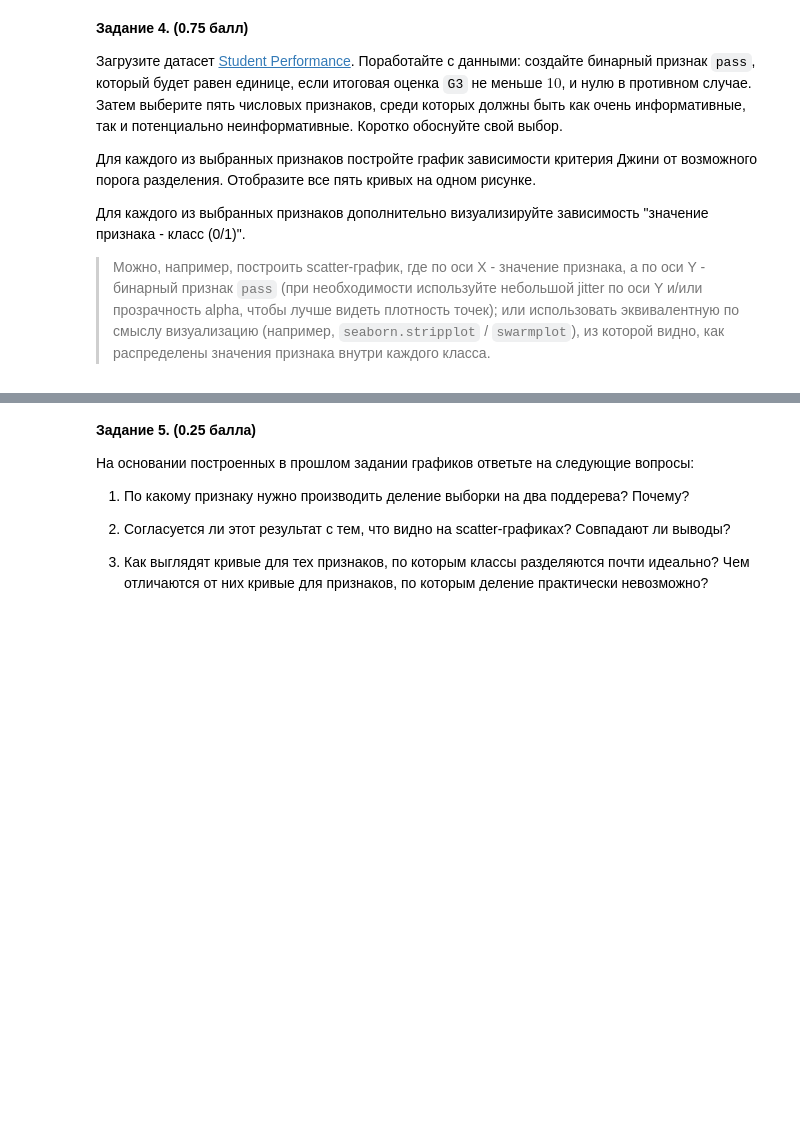
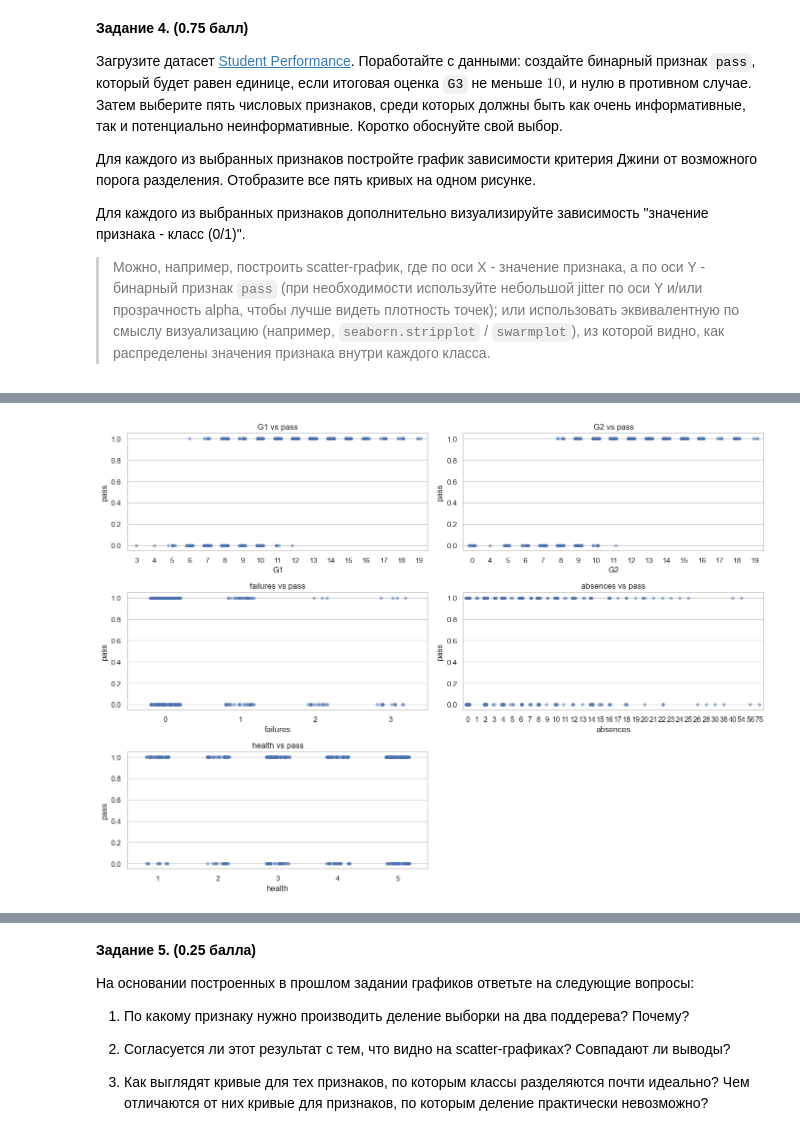
Before and after one commit to EgorGorshen/ml-hw, a Jupyter notebook: homework-practice-05-trees.ipynb, the cells around one changed output, grey strips where cells are left out. Saved outputs shown, nothing was run; the diff lists cells and outputs as text; code cells hidden in the pictures; blank space fills up the shorter version.

```diff
--- a/homework-practice-05-trees.ipynb
+++ b/homework-practice-05-trees.ipynb
@@ -289,0 +414,12 @@ __Ответ:__
+# %%
+plt.figure(figsize=(14, 10))
+
+for i, f in enumerate(features, 1):
+    plt.subplot(3, 2, i)
+    sns.stripplot(data=student_perf_data, x=f, y="pass", jitter=0.2, alpha=0.5)
+    plt.title(f"{f} vs pass")
+
+plt.tight_layout()
+plt.show()
+# %% [output]
+[figure, added]
```
Also changed, not shown: parts of 17 cells of this notebook, 1 other file.
